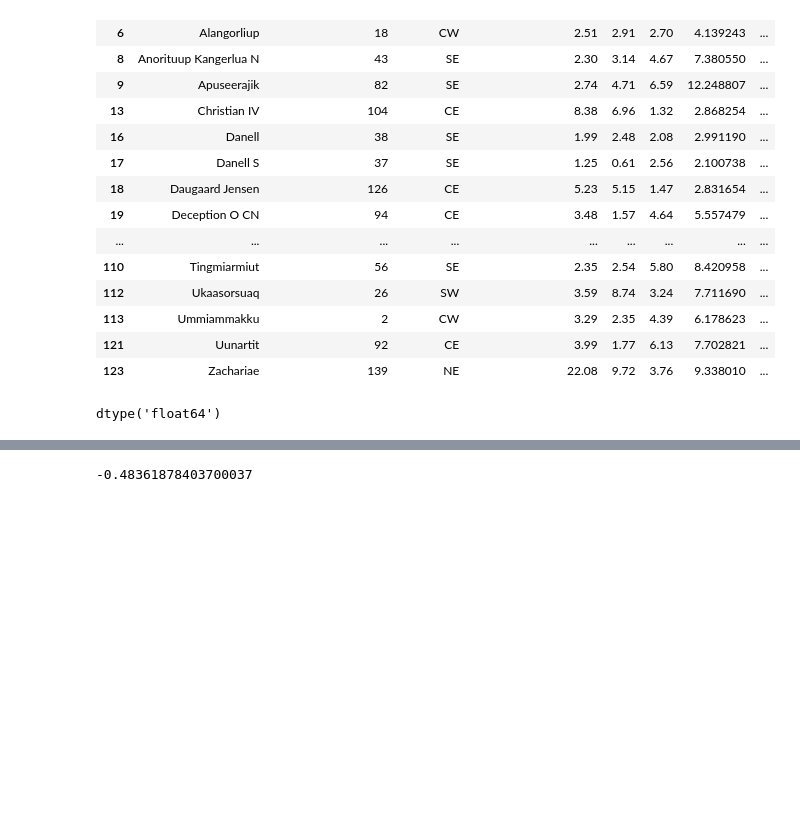
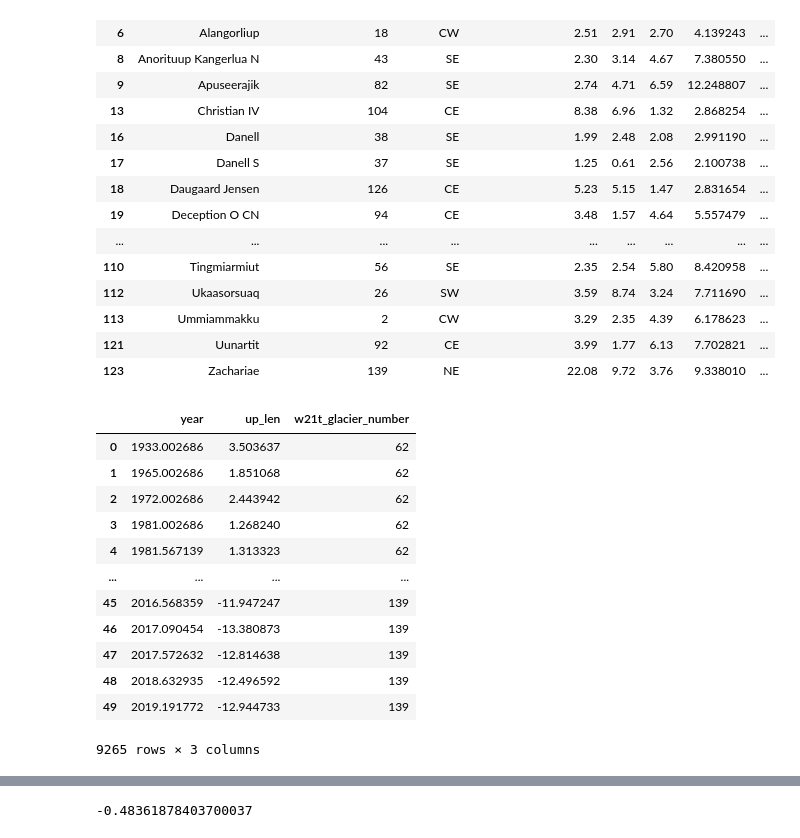
Before and after one commit to pism/pism-greenland, a Jupyter notebook: data_sets/velocities/QRegress.ipynb, the cells around one changed output, grey strips where cells are left out. Drawn from its saved outputs; the diff is of its cells as text; code cells hidden in the pictures; blank space fills up the shorter version.

```diff
--- a/data_sets/velocities/QRegress.ipynb
+++ b/data_sets/velocities/QRegress.ipynb
@@ -113,23 +113,35 @@ wdfs[0]
 # %%
 # Read year,up_len from Wood et al data
 rdfs = list()
 
 year_bounds = [1992,]
 
 for _,selrow in select.df.iterrows():
     with netCDF4.Dataset(os.path.join('data', 'wood2021', 'data', selrow['w21_data_fname'])) as nc:
         grp = nc.groups['ice_front_retreat']['discrete']
         retreat_time = grp.variables['retreat_time'][:].astype(np.float64)
         retreat = grp.variables['retreat'][:]
         retreat -= np.mean(retreat)   # Retreat is compared to average; zero point doesn't really matter
         rdf = pd.DataFrame({'year':retreat_time, 'up_len':-retreat})
         rdf['w21t_glacier_number'] = selrow.w21t_glacier_number
     rdfs.append(rdf)
 
 rdf = pd.concat(rdfs)
-rdf.year.dtype
+rdf
 # %% [output]
+|  | year | up_len | w21t_glacier_number |
+| 0 | 1933.002686 | 3.503637 | 62 |
+| 1 | 1965.002686 | 1.851068 | 62 |
+| 2 | 1972.002686 | 2.443942 | 62 |
+| 3 | 1981.002686 | 1.268240 | 62 |
+| 4 | 1981.567139 | 1.313323 | 62 |
+| ... | ... | ... | ... |
+| 45 | 2016.568359 | -11.947247 | 139 |
+| 46 | 2017.090454 | -13.380873 | 139 |
+| 47 | 2017.572632 | -12.814638 | 139 |
+| 48 | 2018.632935 | -12.496592 | 139 |
+| 49 | 2019.191772 | -12.944733 | 139 |
-dtype('float64')
+9265 rows × 3 columns
 # %%
 # Join rdf (year,up_len) to appropriate row of q4tf
 # https://pandas.pydata.org/pandas-docs/version/0.20/generated/pandas.merge_asof.html#pandas.merge_asof
```
Also changed, not shown: parts of 3 cells of this notebook, 1 other file.
